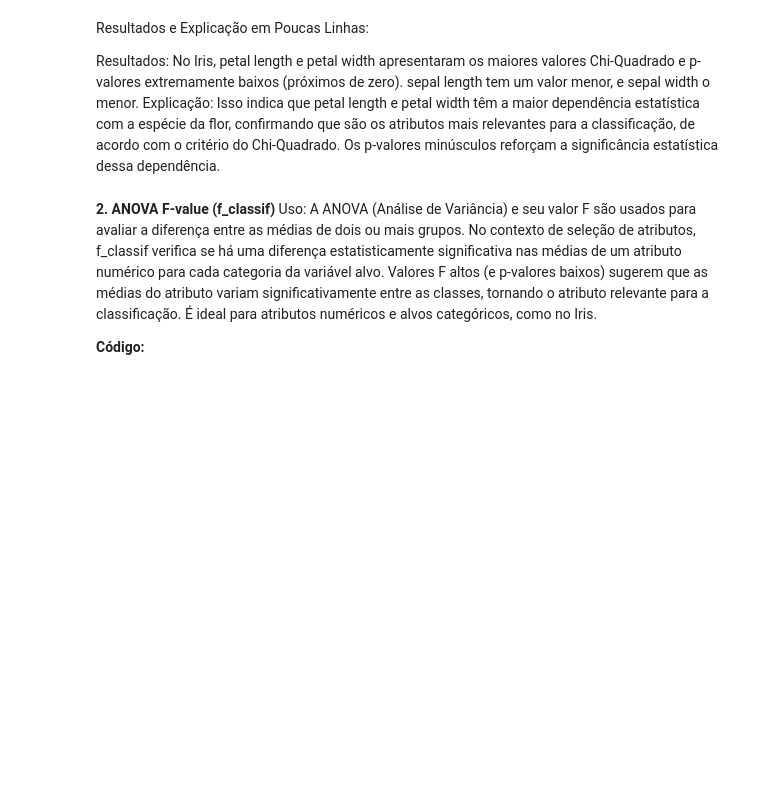
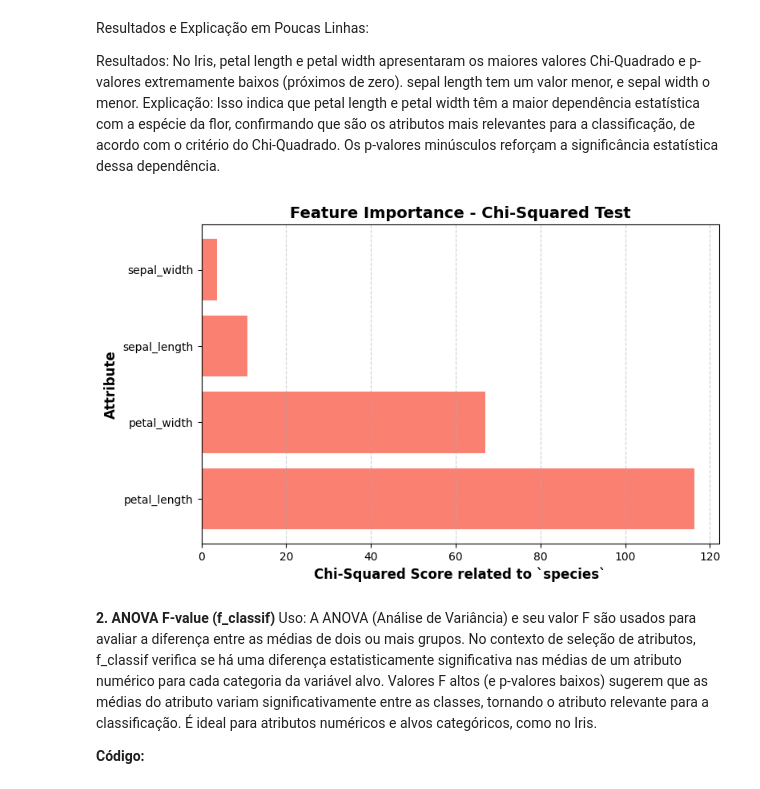
Before and after one commit to guilhermersduarte/EDA_A-7, a Jupyter notebook: AED_8_Praticando.ipynb, the cells around one changed output. Cells and saved outputs as stored; diff of their text form; code cells hidden in the pictures; blank space fills up the shorter version.

```diff
--- a/AED_8_Praticando.ipynb
+++ b/AED_8_Praticando.ipynb
@@ -111,6 +111,40 @@ Resultados e Explicação em Poucas Linhas:
 
 Resultados: No Iris, petal length e petal width apresentaram os maiores valores Chi-Quadrado e p-valores extremamente baixos (próximos de zero). sepal length tem um valor menor, e sepal width o menor.
 Explicação: Isso indica que petal length e petal width têm a maior dependência estatística com a espécie da flor, confirmando que são os atributos mais relevantes para a classificação, de acordo com o critério do Chi-Quadrado. Os p-valores minúsculos reforçam a significância estatística dessa dependência.
+# %%
+import matplotlib.pyplot as plt
+import pandas as pd
+from sklearn.feature_selection import chi2
+
+# Supondo que X e y já foram definidos como no código anterior
+# X = iris.drop(columns='species')
+# y = iris.species
+
+# Calcular os scores Chi-Quadrado
+chi2_scores, p_values_chi2 = chi2(X, y)
+
+# Criar uma série pandas com os scores Chi-Quadrado e os nomes das colunas
+chi2_series = pd.Series(chi2_scores, index=X.columns)
+
+# Opcional: Ordenar a série para melhor visualização
+chi2_series_sorted = chi2_series.sort_values(ascending=False)
+
+# Gerar o gráfico de barras
+plt.figure(figsize=(8, 5)) # Define o tamanho da figura
+
+# Usar a série ordenada para plotar
+plt.barh(chi2_series_sorted.index, chi2_series_sorted.values, color='salmon')
+
+plt.title('Feature Importance - Chi-Squared Test', fontsize=14, weight='bold')
+plt.xlabel('Chi-Squared Score related to `species`', fontsize=12, weight='bold')
+plt.ylabel('Attribute', fontsize=12, weight='bold')
+plt.xticks(fontsize=10)
+plt.yticks(fontsize=10)
+plt.grid(axis='x', linestyle='--', alpha=0.6) # Adiciona grid no eixo x
+plt.tight_layout() # Ajusta o layout para evitar sobreposição
+plt.show()
+# %% [output]
+[figure, added]
 # %% [markdown]
 **2. ANOVA F-value (f_classif)**
 Uso:
```
Also changed, not shown: parts of 1 cell of this notebook.
